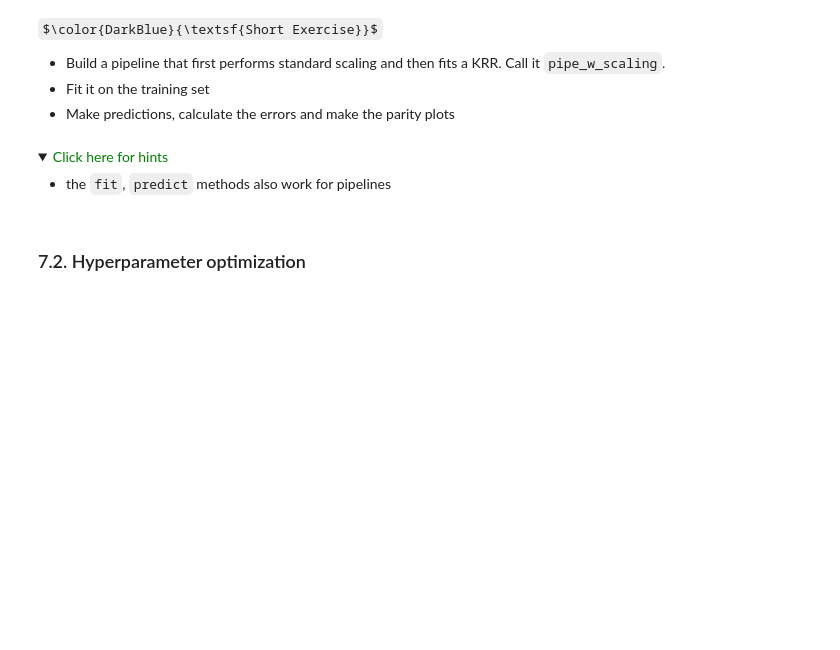
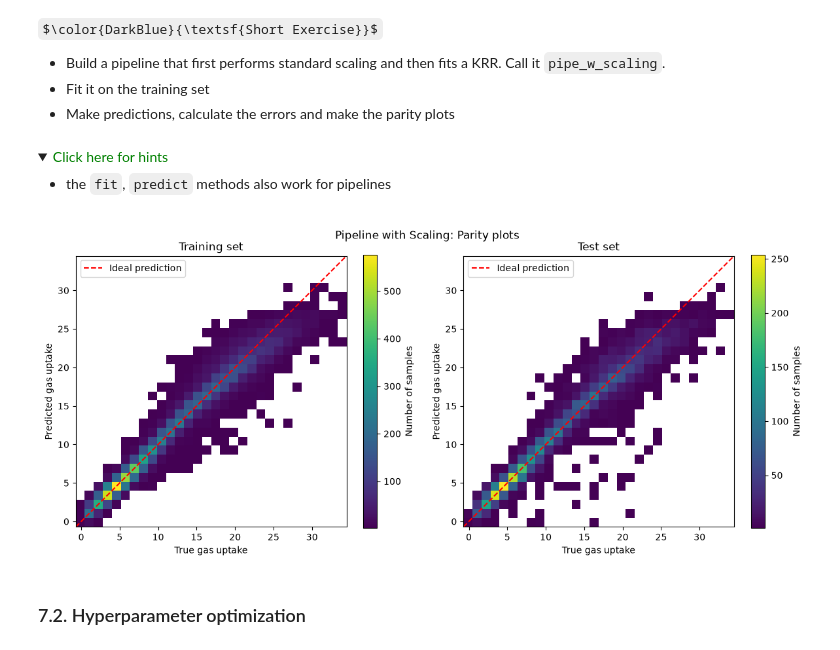
Before and after one commit to SimonLupascu/ml_project_ch315, a Jupyter notebook: group#_block3_project.ipynb, the cells around one changed output. Saved outputs shown, nothing was run; the diff lists cells and outputs as text; code cells hidden in the pictures; folded sections open; some formulas as TeX source; blank space fills up the shorter version.

```diff
--- a/group#_block3_project.ipynb
+++ b/group#_block3_project.ipynb
@@ -1003,3 +1129,26 @@ pipe_w_scaling = Pipeline(
+# %%
+pipe_w_scaling = Pipeline(
+   [
+       ('scaling', StandardScaler()),
+       ('krr', KernelRidge(kernel='rbf'))
+   ]
+)
+
+pipe_w_scaling.fit(df_train_stratified[FEATURES], df_train_stratified[TARGET])
+
+res_train_pipe_w_scaling = {
+    'y true': df_train_stratified[TARGET],
+    'y pred': pipe_w_scaling.predict(df_train_stratified[FEATURES])
+}
+
+res_test_pipe_w_scaling = {
+    'y true': df_test_stratified[TARGET],
+    'y pred': pipe_w_scaling.predict(df_test_stratified[FEATURES])
+}
+
+plot_parity(res_train_pipe_w_scaling, res_test_pipe_w_scaling, title='Pipeline with Scaling')
+# %% [output]
+[figure, added]
 # %% [markdown]
 ### 7.2. Hyperparameter optimization
 # %% [markdown]
```
Also changed, not shown: parts of 21 cells of this notebook.
